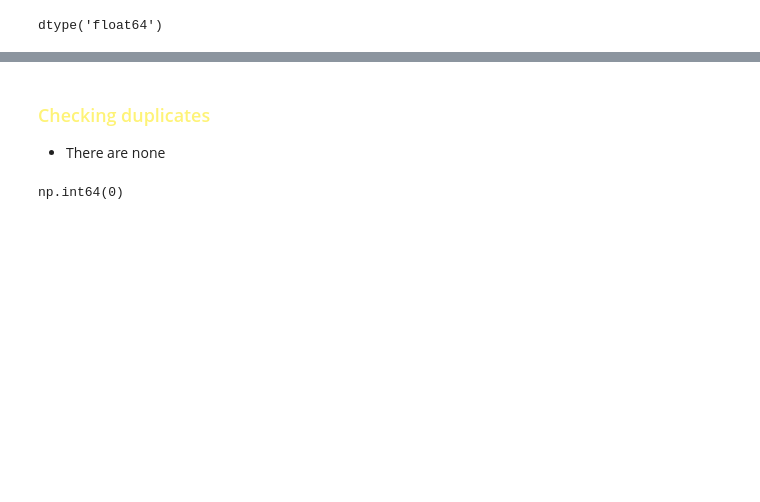
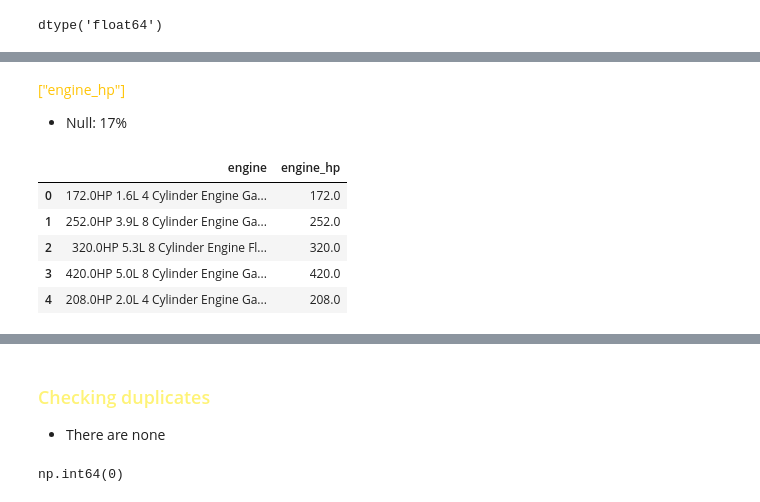
Before and after one commit to Bootcamp-IA-P4/Car_prices_project_equipo2, a Jupyter notebook: eda/cleaning.ipynb, the cells around one changed output, grey strips where cells are left out. Cells and saved outputs as stored; diff of their text form; code cells hidden in the pictures; blank space fills up the shorter version.

```diff
--- a/eda/cleaning.ipynb
+++ b/eda/cleaning.ipynb
@@ -352 +356,33 @@ checking_nulls_engine_cc.sample(10)
 Name: engine, dtype: object
+# %% [markdown]
+<span style="color:#ffc509;">  ["engine_hp"] </span>
+- Null: 17%
+# %%
+def extract_hp(row):
+
+    engine_string = str(row['engine'])
+    engine_lower = engine_string.lower()
+    if pd.isna(engine_string):
+        return None
+
+    match = re.search(r"^(\d+\.?\d*)hp", engine_lower)  # Only extract what it is only before HP which indicates the horse powers
+
+    if match:
+        try:
+            hp_str = match.group(1)  # Extrae el número encontrado
+            horsepower = float(hp_str)  # Convierte la cadena a un número flotante
+            return horsepower
+        except ValueError:
+            return None
+    else:
+        return None
+
+df_car['engine_hp'] = df_car.apply(extract_hp, axis=1)
+df_car[['engine', 'engine_hp']].head()
+# %% [output]
+|  | engine | engine_hp |
+| 0 | 172.0HP 1.6L 4 Cylinder Engine Ga... | 172.0 |
+| 1 | 252.0HP 3.9L 8 Cylinder Engine Ga... | 252.0 |
+| 2 | 320.0HP 5.3L 8 Cylinder Engine Fl... | 320.0 |
+| 3 | 420.0HP 5.0L 8 Cylinder Engine Ga... | 420.0 |
+| 4 | 208.0HP 2.0L 4 Cylinder Engine Ga... | 208.0 |
```
Also changed, not shown: parts of 27 cells of this notebook.
